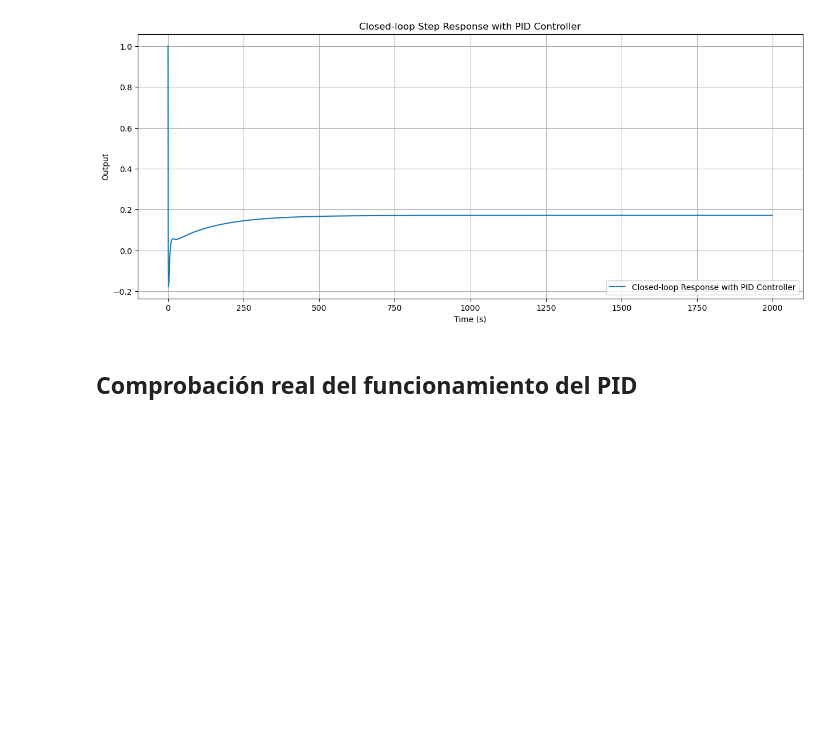
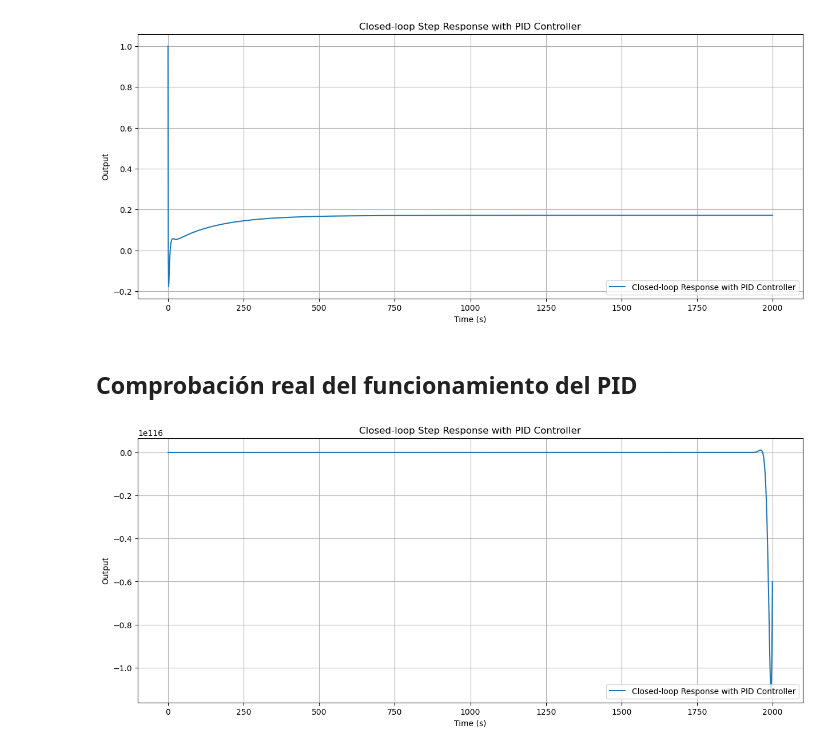
Before and after one commit to navalgoose4/SCL-2026I, a Jupyter notebook: LAB_4/lab_4.ipynb, the cells around one changed output. Cells and saved outputs as stored; diff of their text form; code cells hidden in the pictures; blank space fills up the shorter version.

```diff
--- a/LAB_4/lab_4.ipynb
+++ b/LAB_4/lab_4.ipynb
@@ -160,28 +186,30 @@ plt.grid()
 # %%
 K_u = 750 # Gain from simulation for oscillations with pure proportional control
 K_p = 0.6 * K_u # Gain for PID controller using Ziegler-Nichols tuning rules
 T_i = 40
 T_d = 10
 
 # Calculate integral and derivative gains
 K_i = K_p / T_i
 K_d = K_p * T_d
 
 # Design transfer function for PID controller
 num = [K_d, K_p, K_i]  # PID controller numerator coefficients
-den = [1]  # PID controller denominator coefficients (s^2 term for derivative action)
+den = [1, 0]  # PID controller denominator coefficients (s^2 term for derivative action)
 
 PID_Controller = cs.TransferFunction(num, den)
 Closed_Loop_PID = cs.feedback(PID_Controller * Gs_dead_time, 1)
 
 # Step response of closed-loop system with PID controller
 t_cl, y_cl = cs.step_response(Closed_Loop_PID, t)
 
 # Plotting closed-loop response with PID controller
 plt.figure(figsize=(15, 6))
 plt.plot(t_cl, y_cl, label='Closed-loop Response with PID Controller')
 plt.title('Closed-loop Step Response with PID Controller')
 plt.xlabel('Time (s)')
 plt.ylabel('Output')
 plt.legend(loc='lower right')
 plt.grid()
+# %% [output]
+[figure, added]
```
Also changed, not shown: parts of 4 cells of this notebook, 2 other files.
